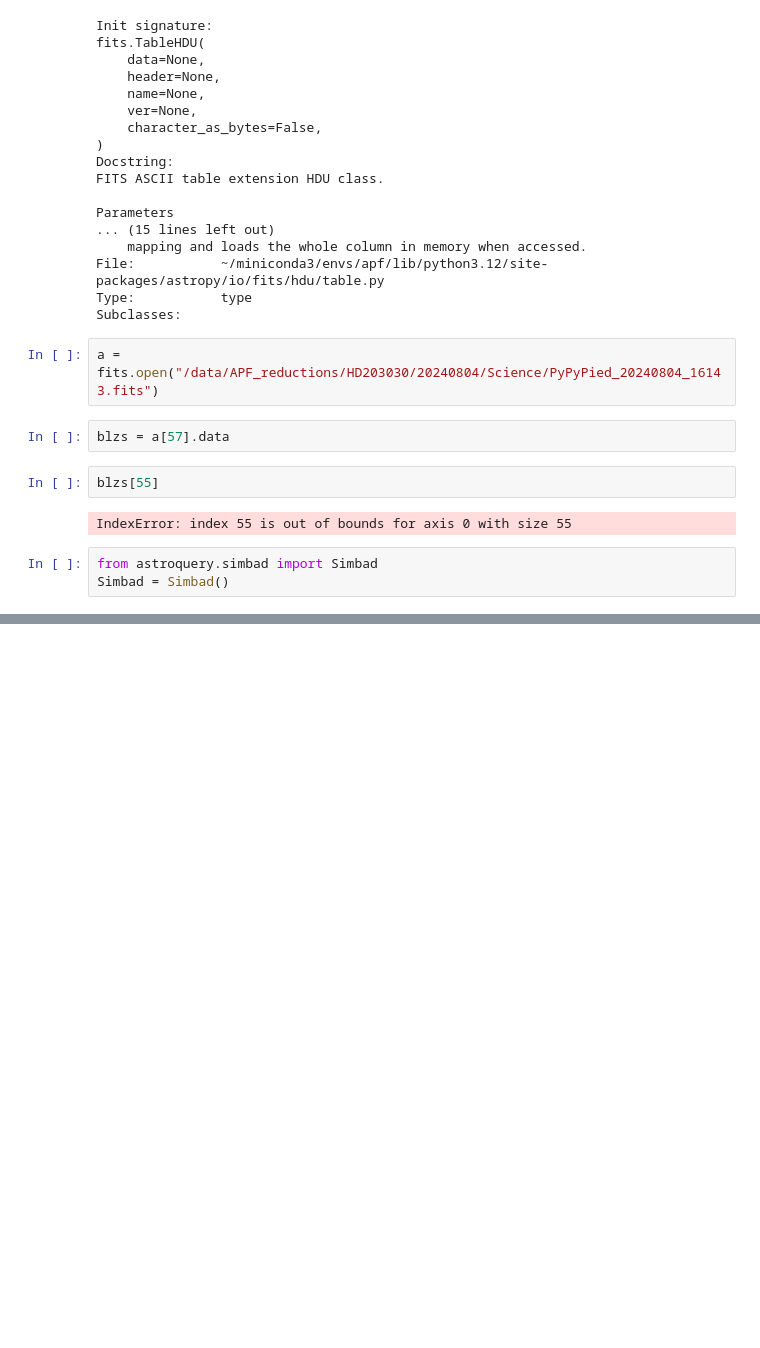
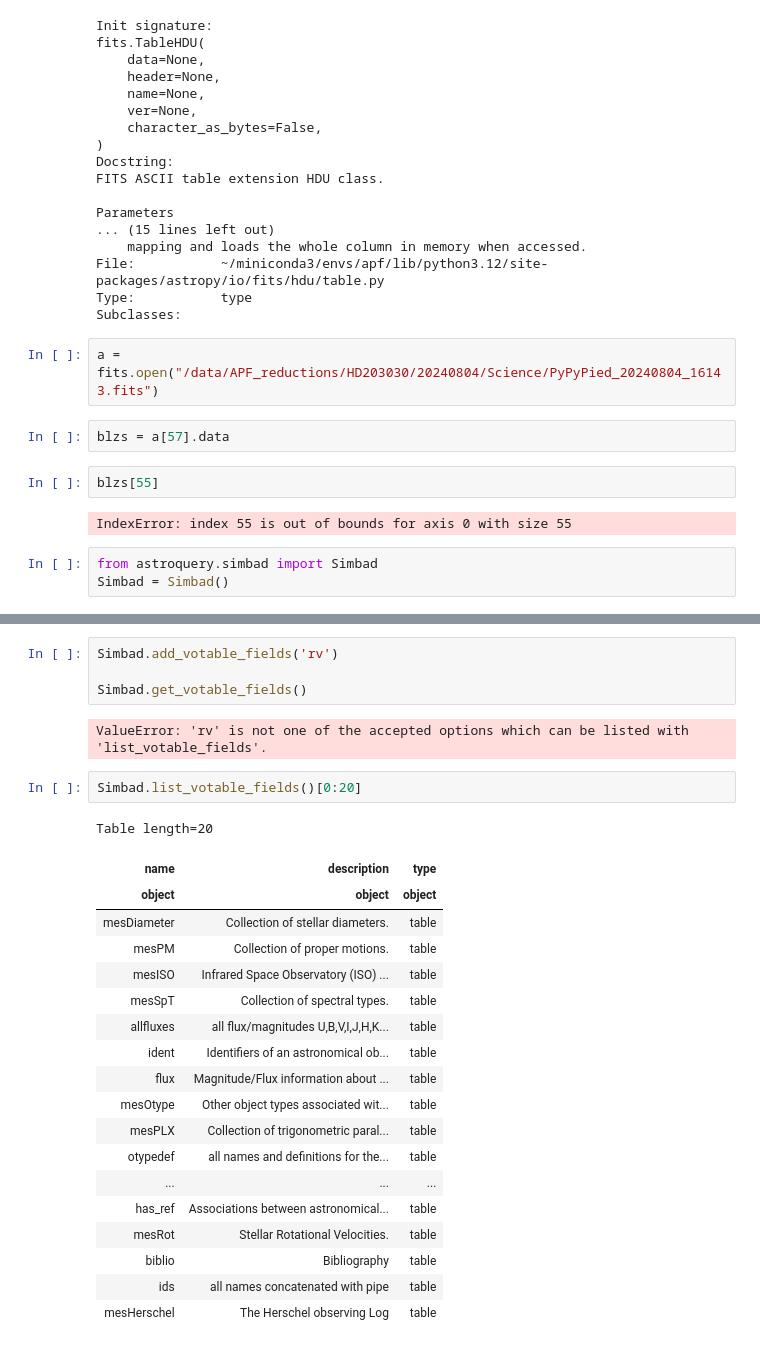
Before and after one commit to skleiman27/pyodineAPF, a Jupyter notebook: pyodine_tut2.ipynb, the cells around one changed output, grey strips where cells are left out. Drawn from its saved outputs; the diff is of its cells as text; blank space fills up the shorter version.

```diff
--- a/pyodine_tut2.ipynb
+++ b/pyodine_tut2.ipynb
@@ -367,3 +367,31 @@ Table length=1
 |  | deg | deg | mas | mas | deg |  |  | mas / yr | ... |
 | object | float64 | float64 | float32 | float32 | int16 | str1 | object | float64 | ... |
 | HD 203030 | 319.74258154050995 | 26.230544702510002 | 0.0184 | 0.0164 | 90 | O | 2020yCat.1350....0G | 133.81 | ... |
+# %%
+Simbad.add_votable_fields('rv')
+
+Simbad.get_votable_fields()
+# %% [output]
+ValueError: 'rv' is not one of the accepted options which can be listed with 'list_votable_fields'.
+# %%
+Simbad.list_votable_fields()[0:20]
+# %% [output]
+Table length=20
+| name | description | type |
+| object | object | object |
+| mesDiameter | Collection of stellar diameters. | table |
+| mesPM | Collection of proper motions. | table |
+| mesISO | Infrared Space Observatory (ISO) ... | table |
+| mesSpT | Collection of spectral types. | table |
+| allfluxes | all flux/magnitudes U,B,V,I,J,H,K... | table |
+| ident | Identifiers of an astronomical ob... | table |
+| flux | Magnitude/Flux information about ... | table |
+| mesOtype | Other object types associated wit... | table |
+| mesPLX | Collection of trigonometric paral... | table |
+| otypedef | all names and definitions for the... | table |
+| ... | ... | ... |
+| has_ref | Associations between astronomical... | table |
+| mesRot | Stellar Rotational Velocities. | table |
+| biblio | Bibliography | table |
+| ids | all names concatenated with pipe | table |
+| mesHerschel | The Herschel observing Log | table |
```
Also changed, not shown: parts of 6 cells of this notebook, 4 other files.
